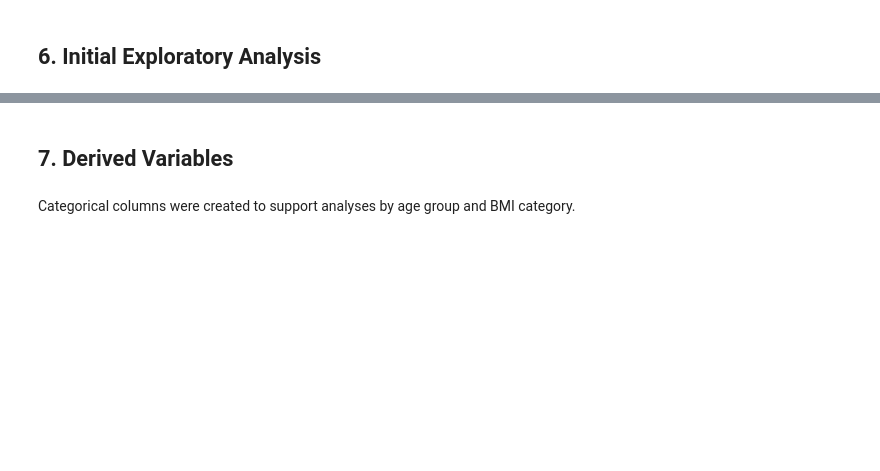
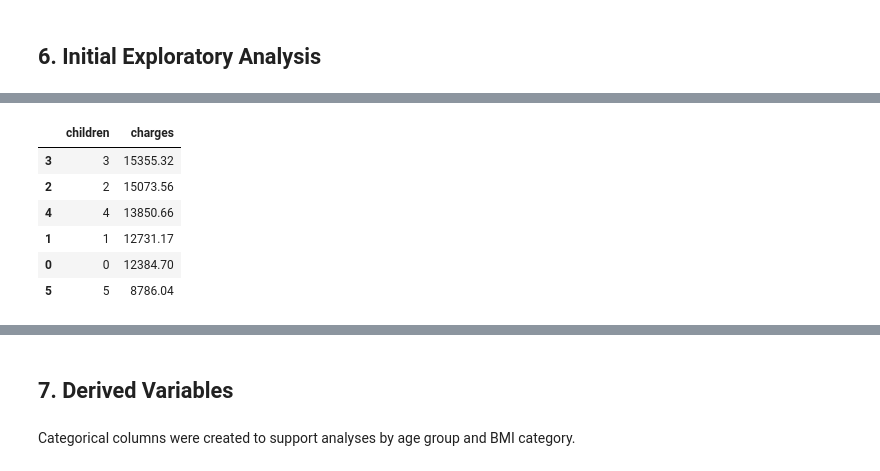
Before and after one commit to pedrotiburcio/medical-cost-analysis, a Jupyter notebook: notebooks/medical_cost_analysis.ipynb, the cells around one changed output, grey strips where cells are left out. Cells and saved outputs as stored; diff of their text form; code cells hidden in the pictures; blank space fills up the shorter version.

```diff
--- a/notebooks/medical_cost_analysis.ipynb
+++ b/notebooks/medical_cost_analysis.ipynb
@@ -68,5 +138,13 @@ df.groupby('region', as_index=False)['charges'].mean().round(2).sort_values(by='
 # %%
 # Average medical cost by number of children
-df.groupby('children', as_index=False)['charges'].mean().round(2).sort_values(by='charges', ascending=False)
+df.groupby('children', as_index=False, observed=False)['charges'].mean().round(2).sort_values(by='charges', ascending=False)
+# %% [output]
+|  | children | charges |
+| 3 | 3 | 15355.32 |
+| 2 | 2 | 15073.56 |
+| 4 | 4 | 13850.66 |
+| 1 | 1 | 12731.17 |
+| 0 | 0 | 12384.70 |
+| 5 | 5 | 8786.04 |
 # %%
 # Average medical cost by sex and smoker
```
Also changed, not shown: parts of 27 cells of this notebook.
